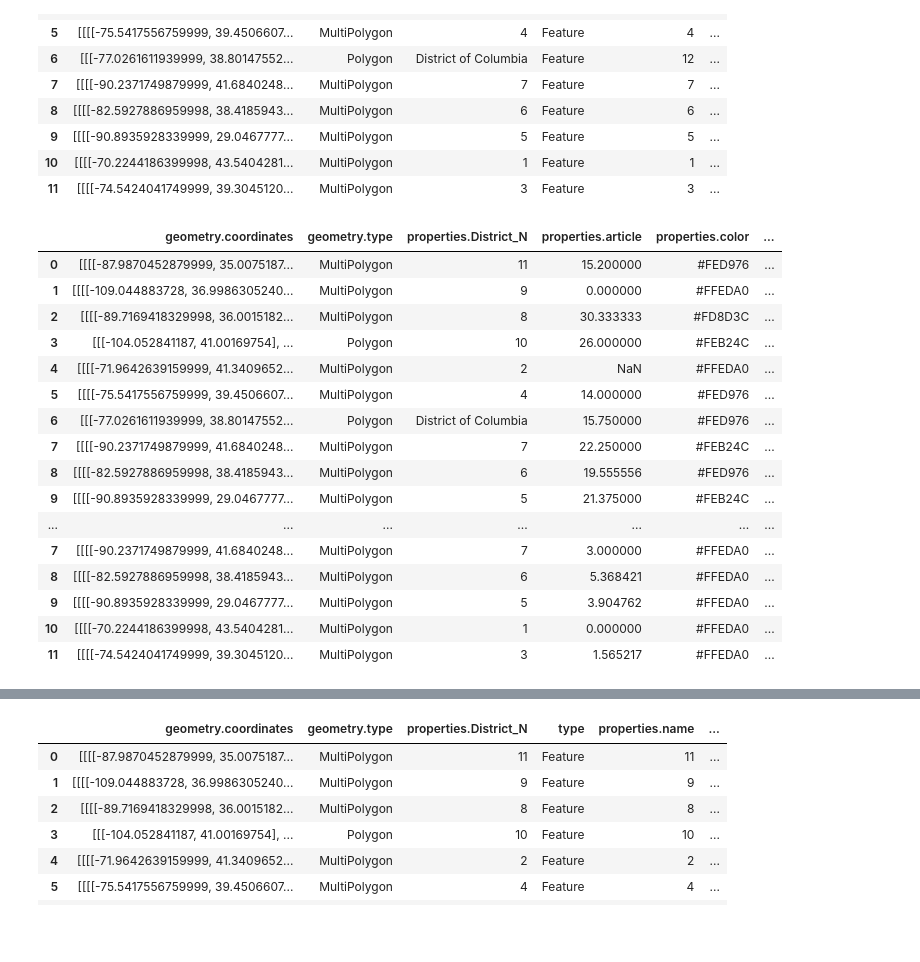
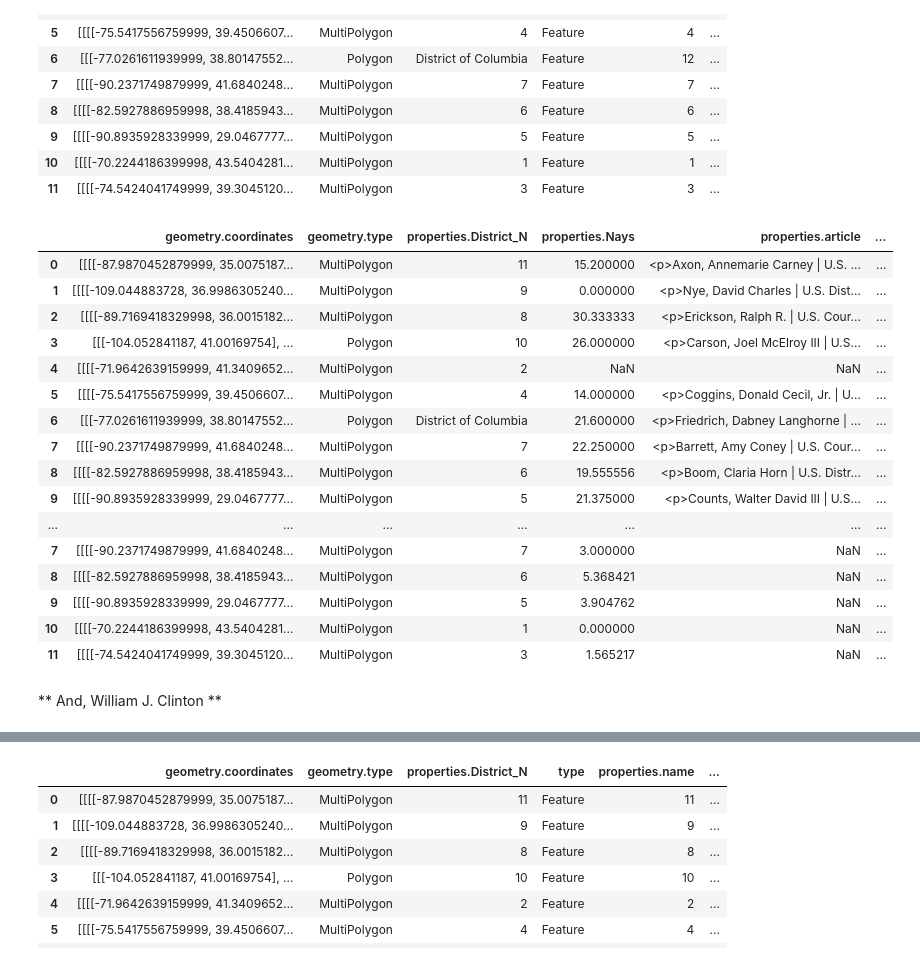
Before and after one commit to kidaemon/database, a Jupyter notebook: Federal_Courts_final.ipynb, the cells around one changed output, grey strips where cells are left out. Saved outputs shown, nothing was run; the diff lists cells and outputs as text; code cells hidden in the pictures; blank space fills up the shorter version.

```diff
--- a/Federal_Courts_final.ipynb
+++ b/Federal_Courts_final.ipynb
@@ -416,6 +460,6 @@ Name: Nays, dtype: float64
 Bush = pd.DataFrame(Bush_Nays)
 Bush.to_csv('Bush.csv')
 Bush = pd.read_csv('Bush.csv')
-Bush.rename(index=str, columns={"Circuit": "properties.name", "Nays": "properties.article"}, inplace=True)
+Bush.rename(index=str, columns={"Circuit": "properties.name", "Nays": "properties.Nays"}, inplace=True)
 Bush
 # %% [output]
@@ -435,6 +479,6 @@ Bush
 # %%
-df_merge3 = pd.merge(df, Bush, how='outer', on=['properties.name','properties.name'])
-df_merge3
+Bush_merged = pd.merge(df_merged, Bush, how='outer', on=['properties.name','properties.name'])
+Bush_merged
 # %% [output]
 |  | geometry.coordinates | geometry.type | properties.District_N | type | properties.name | ... |
 | 0 | [[[[-87.9870452879999, 35.0075187... | MultiPolygon | 11 | Feature | 11 | ... |
@@ -450,8 +494,8 @@ df_merge3
 | 10 | [[[[-70.2244186399998, 43.5404281... | MultiPolygon | 1 | Feature | 1 | ... |
 | 11 | [[[[-74.5424041749999, 39.3045120... | MultiPolygon | 3 | Feature | 3 | ... |
 # %%
-df_merge3['properties.color'] = df_merge3.apply(color, axis=1)
-df_merge3
+Bush_merged['properties.color'] = Bush_merged.apply(color, axis=1)
+Bush_merged
 # %% [output]
 |  | geometry.coordinates | geometry.type | properties.District_N | type | properties.name | ... |
 | 0 | [[[[-87.9870452879999, 35.0075187... | MultiPolygon | 11 | Feature | 11 | ... |
@@ -467,9 +511,9 @@ df_merge3
 | 10 | [[[[-70.2244186399998, 43.5404281... | MultiPolygon | 1 | Feature | 1 | ... |
 | 11 | [[[[-74.5424041749999, 39.3045120... | MultiPolygon | 3 | Feature | 3 | ... |
 # %%
-df_merge3['properties.group_id'] = 2
-df_merge3['properties.group_name'] = 'Bush'
-df_merge3
+Bush_merged['properties.group_id'] = 2
+Bush_merged['properties.group_name'] = 'Bush'
+Bush_merged
 # %% [output]
 |  | geometry.coordinates | geometry.type | properties.District_N | type | properties.name | ... |
 | 0 | [[[[-87.9870452879999, 35.0075187... | MultiPolygon | 11 | Feature | 11 | ... |
@@ -485,26 +529,28 @@ df_merge3
 | 10 | [[[[-70.2244186399998, 43.5404281... | MultiPolygon | 1 | Feature | 1 | ... |
 | 11 | [[[[-74.5424041749999, 39.3045120... | MultiPolygon | 3 | Feature | 3 | ... |
 # %%
-df_complete = df_complete.append(df_merge3, sort=True)
+df_complete = df_complete.append(Bush_merged, sort=True)
 df_complete
 # %% [output]
-|  | geometry.coordinates | geometry.type | properties.District_N | properties.article | properties.color | ... |
-| 0 | [[[[-87.9870452879999, 35.0075187... | MultiPolygon | 11 | 15.200000 | #FED976 | ... |
-| 1 | [[[[-109.044883728, 36.9986305240... | MultiPolygon | 9 | 0.000000 | #FFEDA0 | ... |
-| 2 | [[[[-89.7169418329998, 36.0015182... | MultiPolygon | 8 | 30.333333 | #FD8D3C | ... |
-| 3 | [[[-104.052841187, 41.00169754], ... | Polygon | 10 | 26.000000 | #FEB24C | ... |
-| 4 | [[[[-71.9642639159999, 41.3409652... | MultiPolygon | 2 | NaN | #FFEDA0 | ... |
-| 5 | [[[[-75.5417556759999, 39.4506607... | MultiPolygon | 4 | 14.000000 | #FED976 | ... |
-| 6 | [[[-77.0261611939999, 38.80147552... | Polygon | District of Columbia | 15.750000 | #FED976 | ... |
-| 7 | [[[[-90.2371749879999, 41.6840248... | MultiPolygon | 7 | 22.250000 | #FEB24C | ... |
-| 8 | [[[[-82.5927886959998, 38.4185943... | MultiPolygon | 6 | 19.555556 | #FED976 | ... |
-| 9 | [[[[-90.8935928339999, 29.0467777... | MultiPolygon | 5 | 21.375000 | #FEB24C | ... |
+|  | geometry.coordinates | geometry.type | properties.District_N | properties.Nays | properties.article | ... |
+| 0 | [[[[-87.9870452879999, 35.0075187... | MultiPolygon | 11 | 15.200000 | <p>Axon, Annemarie Carney | U.S. ... | ... |
+| 1 | [[[[-109.044883728, 36.9986305240... | MultiPolygon | 9 | 0.000000 | <p>Nye, David Charles | U.S. Dist... | ... |
+| 2 | [[[[-89.7169418329998, 36.0015182... | MultiPolygon | 8 | 30.333333 | <p>Erickson, Ralph R. | U.S. Cour... | ... |
+| 3 | [[[-104.052841187, 41.00169754], ... | Polygon | 10 | 26.000000 | <p>Carson, Joel McElroy III | U.S... | ... |
+| 4 | [[[[-71.9642639159999, 41.3409652... | MultiPolygon | 2 | NaN | NaN | ... |
+| 5 | [[[[-75.5417556759999, 39.4506607... | MultiPolygon | 4 | 14.000000 | <p>Coggins, Donald Cecil, Jr. | U... | ... |
+| 6 | [[[-77.0261611939999, 38.80147552... | Polygon | District of Columbia | 21.600000 | <p>Friedrich, Dabney Langhorne | ... | ... |
+| 7 | [[[[-90.2371749879999, 41.6840248... | MultiPolygon | 7 | 22.250000 | <p>Barrett, Amy Coney | U.S. Cour... | ... |
+| 8 | [[[[-82.5927886959998, 38.4185943... | MultiPolygon | 6 | 19.555556 | <p>Boom, Claria Horn | U.S. Distr... | ... |
+| 9 | [[[[-90.8935928339999, 29.0467777... | MultiPolygon | 5 | 21.375000 | <p>Counts, Walter David III | U.S... | ... |
 | ... | ... | ... | ... | ... | ... | ... |
-| 7 | [[[[-90.2371749879999, 41.6840248... | MultiPolygon | 7 | 3.000000 | #FFEDA0 | ... |
-| 8 | [[[[-82.5927886959998, 38.4185943... | MultiPolygon | 6 | 5.368421 | #FFEDA0 | ... |
-| 9 | [[[[-90.8935928339999, 29.0467777... | MultiPolygon | 5 | 3.904762 | #FFEDA0 | ... |
-| 10 | [[[[-70.2244186399998, 43.5404281... | MultiPolygon | 1 | 0.000000 | #FFEDA0 | ... |
-| 11 | [[[[-74.5424041749999, 39.3045120... | MultiPolygon | 3 | 1.565217 | #FFEDA0 | ... |
+| 7 | [[[[-90.2371749879999, 41.6840248... | MultiPolygon | 7 | 3.000000 | NaN | ... |
+| 8 | [[[[-82.5927886959998, 38.4185943... | MultiPolygon | 6 | 5.368421 | NaN | ... |
+| 9 | [[[[-90.8935928339999, 29.0467777... | MultiPolygon | 5 | 3.904762 | NaN | ... |
+| 10 | [[[[-70.2244186399998, 43.5404281... | MultiPolygon | 1 | 0.000000 | NaN | ... |
+| 11 | [[[[-74.5424041749999, 39.3045120... | MultiPolygon | 3 | 1.565217 | NaN | ... |
+# %% [markdown]
+** And, William J. Clinton **
 # %%
 df_Clinton = df_judge[df_judge['Appointing President'] == 'William J. Clinton']
 Clinton_Nays = df_Clinton.groupby('Circuit').mean()['Nays']
```
Also changed, not shown: parts of 58 cells of this notebook, 3 other files.
